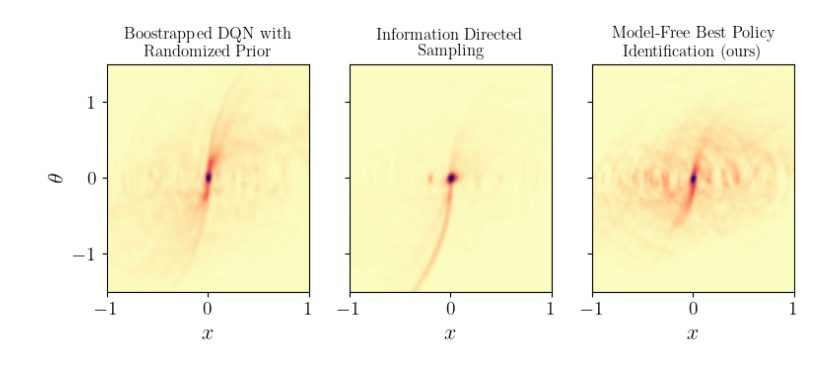
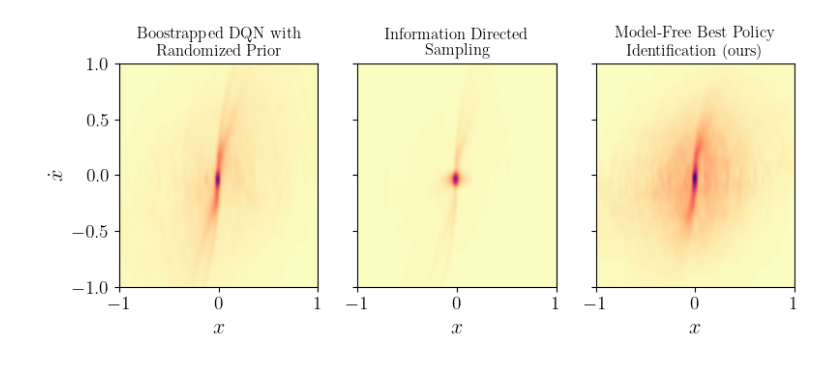
Before and after one commit to rssalessio/ModelFreeActiveExplorationRL, a Jupyter notebook: CartPoleSwingUp/make_exploration_plots.ipynb, the cells around one changed output. Cells and saved outputs as stored; diff of their text form; code cells hidden in the pictures.

Commit message:
add more plots

```diff
--- a/CartPoleSwingUp/make_exploration_plots.ipynb
+++ b/CartPoleSwingUp/make_exploration_plots.ipynb
@@ -99,0 +117,30 @@ plt.show()
+# %%
+fig,ax = plt.subplots(1,3, figsize=(9,3), sharex=True, sharey=True)
+bins = 100
+cmap = plt.cm.get_cmap('magma_r')
+
+for idx, agent in enumerate(['bsp', 'ids', 'dbmfbpi']):
+    var1, var2,tm = xdot[idx,:], thetadot[idx,:], timestamps[idx,:]
+    hist, xedges, yedges = np.histogram2d(var1,var2,bins=bins)
+    X, Y = np.meshgrid(xedges, yedges)
+    recency_map = np.full((bins+1, bins+1), 0)
+    for t,v1,v2 in zip(tm, var1,var2):
+        x_idx = np.digitize(v1, xedges) - 1
+        y_idx = np.digitize(v2, yedges) - 1
+        recency_map[x_idx, y_idx] += t
+
+    recency_map = recency_map / runs
+
+    #recency_map = gaussian_filter(recency_map, sigma=7)
+    cax = ax[idx].imshow(recency_map.T, interpolation='bicubic', origin='lower',
+                         extent=[xedges[0], xedges[-1], yedges[0], yedges[-1]],
+                         cmap=cmap, aspect='auto')
+
+    ax[idx].set_xlim(-2, 2)
+    ax[idx].set_ylim(-6, 6)
+    ax[idx].set_xlabel(r'$\dot x$')
+    ax[idx].set_title(titles[agent], fontsize=12, ha='center')
+ax[0].set_ylabel(r'$\dot \theta$')
+
+plt.savefig(f'figures/exploration_last_visit_{difficulty}_xdot_thetadot.pdf', bbox_inches='tight')
+plt.show()
@@ -100,32 +149,31 @@ plt.show()
 # %%
 fig,ax = plt.subplots(1,3, figsize=(9,3), sharex=True, sharey=True)
-bins = 1000
+bins = 100
 cmap = plt.cm.get_cmap('magma_r')
 
 for idx, agent in enumerate(['bsp', 'ids', 'dbmfbpi']):
     var1, var2,tm = x[idx,:], xdot[idx,:], timestamps[idx,:]
     hist, xedges, yedges = np.histogram2d(var1,var2,bins=bins)
     X, Y = np.meshgrid(xedges, yedges)
     recency_map = np.full((bins+1, bins+1), 0)
     for t,v1,v2 in zip(tm, var1,var2):
         x_idx = np.digitize(v1, xedges) - 1
         y_idx = np.digitize(v2, yedges) - 1
         recency_map[x_idx, y_idx] += t
 
-    recency_map = recency_map / 5
+    recency_map = recency_map / runs
 
-    recency_map = gaussian_filter(recency_map, sigma=7)
     cax = ax[idx].imshow(recency_map.T, interpolation='bicubic', origin='lower',
                          extent=[xedges[0], xedges[-1], yedges[0], yedges[-1]],
                          cmap=cmap, aspect='auto')
 
     ax[idx].set_xlim(-1, 1)
-    ax[idx].set_ylim(-1.5, 1.5)
+    ax[idx].set_ylim(-1, 1)
     ax[idx].set_xlabel(r'$x$')
     ax[idx].set_title(titles[agent], fontsize=12, ha='center')
-ax[0].set_ylabel(r'$\theta$')
+ax[0].set_ylabel(r'$\dot x$')
 
-plt.savefig('figures/exploration_last_visit.pdf', bbox_inches='tight')
+plt.savefig(f'figures/exploration_last_visit_{difficulty}_x_xdot.pdf', bbox_inches='tight')
 plt.show()
 # %% [output]
-[figure, old version]
+[figure, new version]
```
Also changed, not shown: parts of 5 cells of this notebook, 20 other files.
